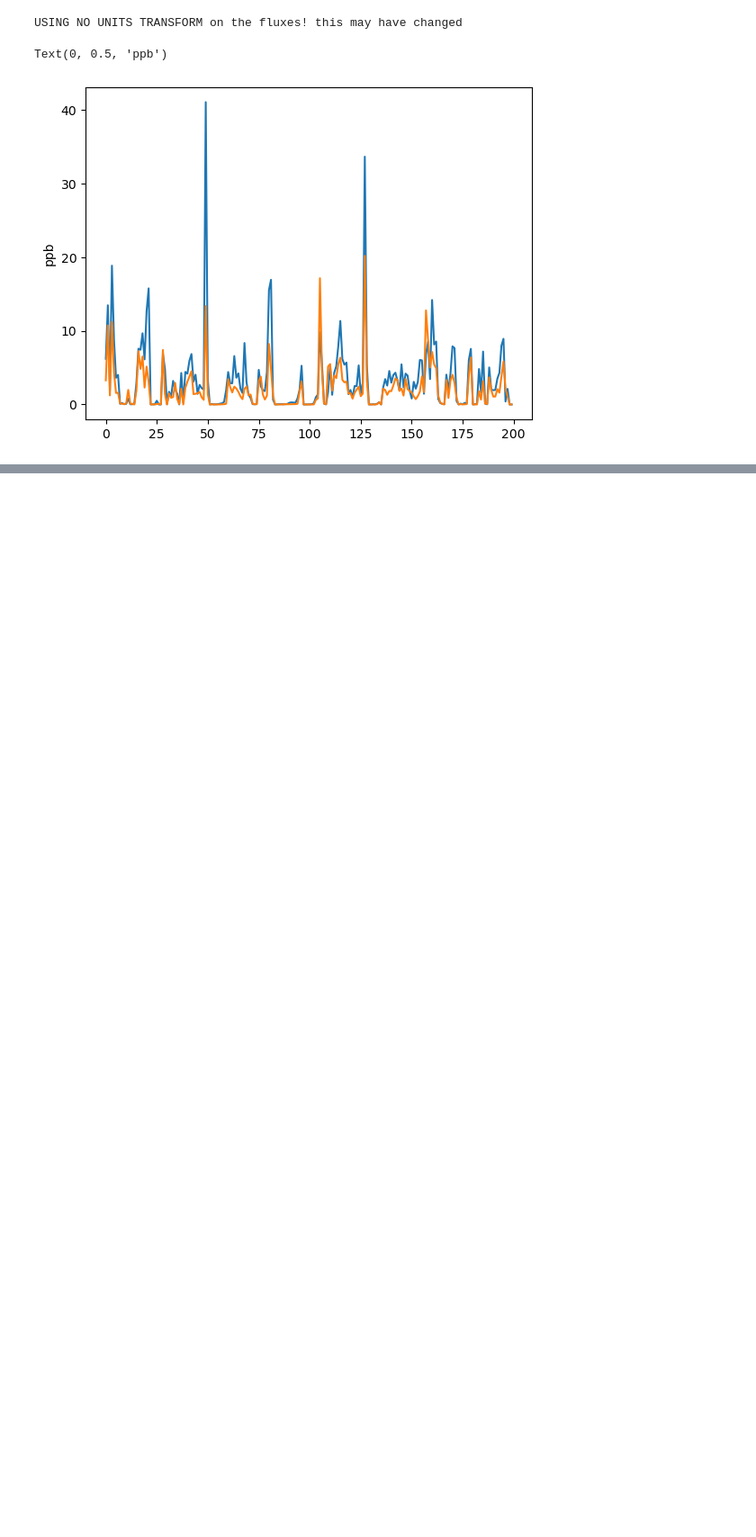
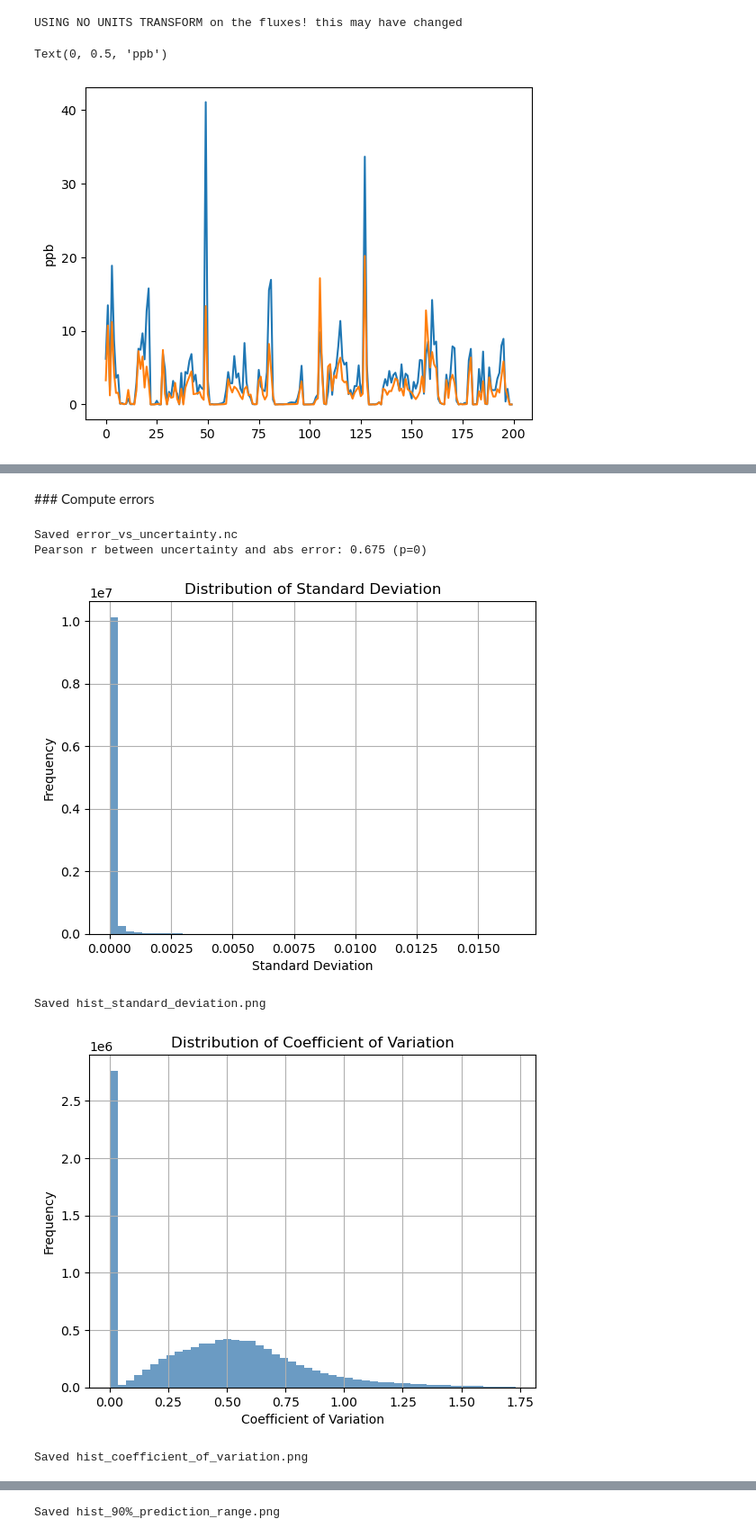
Before and after one commit to GATES-Lab/GATES_LPDM_emulator, a Jupyter notebook: notebooks/uncertainty_fluxes.ipynb, the cells around one changed output, grey strips where cells are left out. Shown at 90% size. Saved outputs shown, nothing was run; the diff lists cells and outputs as text; code cells hidden in the pictures; blank space fills up the shorter version.

```diff
--- a/notebooks/uncertainty_fluxes.ipynb
+++ b/notebooks/uncertainty_fluxes.ipynb
@@ -194,0 +452,47 @@ Text(0, 0.5, 'ppb')
+# %% [markdown]
+### Compute errors
+# %%
+abs_error = abs(mean_pred - fp)
+
+error_vs_uncertainty = xr.Dataset({
+    "abs_error": abs_error,
+    "std_deviation": std_pred
+})
+error_vs_uncertainty.to_netcdf(save_path("error_vs_uncertainty.nc"))
+print("Saved error_vs_uncertainty.nc")
+# Scatter correlation
+
+err_flat = abs_error.values.flatten()
+unc_flat = std_pred.values.flatten()
+
+valid = ~np.isnan(err_flat) & ~np.isnan(unc_flat)
+corr, pval = pearsonr(unc_flat[valid], err_flat[valid])
+print(f"Pearson r between uncertainty and abs error: {corr:.3f} (p={pval:.2g})")
+# %% [output]
+Saved error_vs_uncertainty.nc
+Pearson r between uncertainty and abs error: 0.675 (p=0)
+# %%
+# Histograms showing distributions of uncertainty metrics, aggregated over time
+histograms = {
+    "Standard Deviation": summary_ds["std_deviation"].values.flatten(),
+    "Coefficient of Variation": summary_ds["coefficient_of_variation"].values.flatten(),
+    "90% Prediction Range": summary_ds["range_90"].values.flatten()
+}
+
+for name, values in histograms.items():
+    plt.figure()
+    plt.hist(values, bins=50, color="steelblue", alpha=0.8)
+    plt.title(f"Distribution of {name}")
+    plt.xlabel(name)
+    plt.ylabel("Frequency")
+    plt.grid(True)
+    filename = f"hist_{name.lower().replace(' ', '_')}.png"
+    plt.savefig(save_path(filename))
+    plt.show()
+    plt.close()
+    print(f"Saved {filename}")
+# %% [output]
+[figure, added]
+Saved hist_standard_deviation.png
+[figure, added]
+Saved hist_coefficient_of_variation.png
@@ -194,0 +500 @@ Text(0, 0.5, 'ppb')
+Saved hist_90%_prediction_range.png
```
Also changed, not shown: parts of 53 cells of this notebook, 5 other files.
